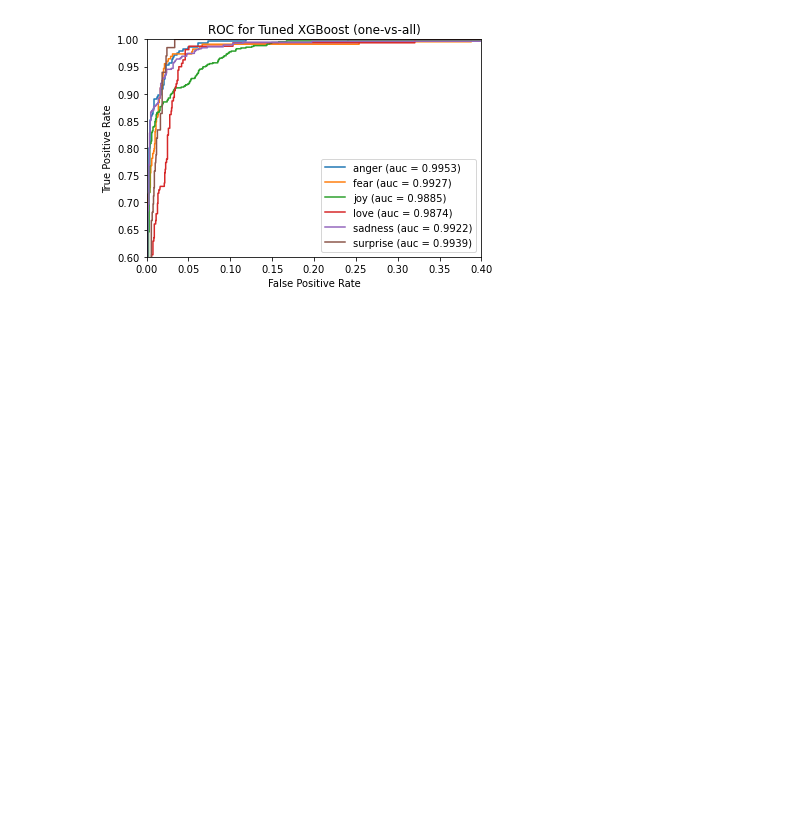
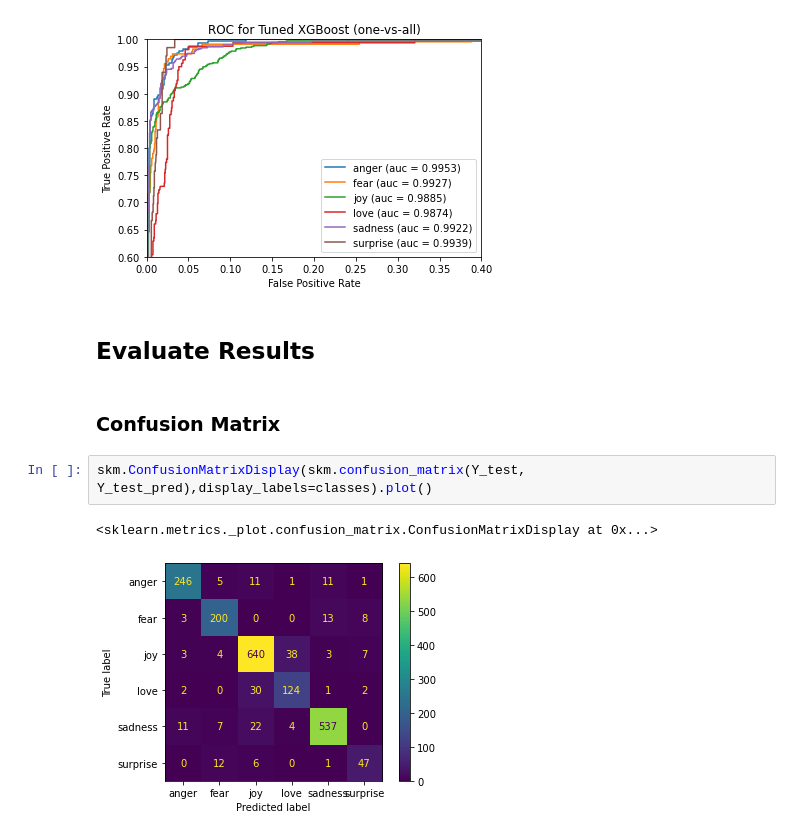
Before and after one commit to apeiffer/sentiment-analysis, a Jupyter notebook: notebooks/xgb_tuning.ipynb, the cells around one changed output. Cells and saved outputs as stored; diff of their text form; blank space fills up the shorter version.

Commit message:
added confusion matrix for xgb results

```diff
--- a/notebooks/xgb_tuning.ipynb
+++ b/notebooks/xgb_tuning.ipynb
@@ -549,3 +549,12 @@ Test Log Loss: 0.2453
 | seed | 0 |
 | eval_metric | mlogloss |
 [figure]
+# %% [markdown]
+## Evaluate Results
+# %% [markdown]
+### Confusion Matrix
+# %%
+skm.ConfusionMatrixDisplay(skm.confusion_matrix(Y_test, Y_test_pred),display_labels=classes).plot()
+# %% [output]
+<sklearn.metrics._plot.confusion_matrix.ConfusionMatrixDisplay at 0x...>
+[figure, added]
```
Also changed, not shown: 1 other file.
